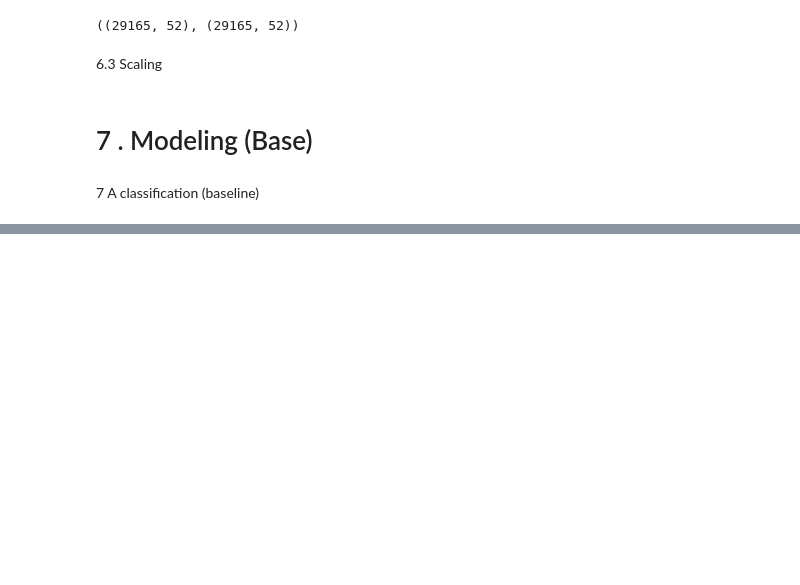
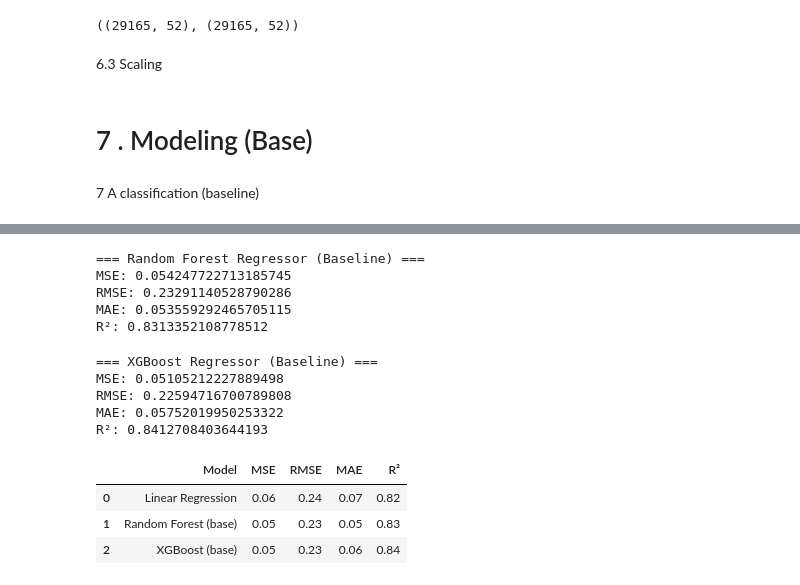
Before and after one commit to Rajabboev/hybrid_credit_risk_ML, a Jupyter notebook: Notebooks/hybrid_ml_credit_risk_16577.ipynb, the cells around one changed output, grey strips where cells are left out. Saved outputs shown, nothing was run; the diff lists cells and outputs as text; code cells hidden in the pictures; blank space fills up the shorter version.

```diff
--- a/Notebooks/hybrid_ml_credit_risk_16577.ipynb
+++ b/Notebooks/hybrid_ml_credit_risk_16577.ipynb
@@ -411,0 +565,22 @@ X_test_r_scaled = scaler_r.transform(X_test_r)
+# %%
+rf_reg_base = RandomForestRegressor(
+    n_estimators=300,
+    max_depth=12,
+    random_state=42,
+    n_jobs=-1
+)
+
+rf_reg_base.fit(X_train_r, y_train_r)
+y_pred_rf_r_base = rf_reg_base.predict(X_test_r)
+
+print("=== Random Forest Regressor (Baseline) ===")
+print("MSE:", mean_squared_error(y_test_r, y_pred_rf_r_base))
+print("RMSE:", np.sqrt(mean_squared_error(y_test_r, y_pred_rf_r_base)))
+print("MAE:", mean_absolute_error(y_test_r, y_pred_rf_r_base))
+print("R²:", r2_score(y_test_r, y_pred_rf_r_base))
+# %% [output]
+=== Random Forest Regressor (Baseline) ===
+MSE: 0.054247722713185745
+RMSE: 0.23291140528790286
+MAE: 0.053559292465705115
+R²: 0.8313352108778512
@@ -411,0 +589,24 @@ X_test_r_scaled = scaler_r.transform(X_test_r)
+# %%
+xgb_reg_base = XGBRegressor(
+    n_estimators=300,
+    learning_rate=0.05,
+    max_depth=5,
+    subsample=0.8,
+    colsample_bytree=0.8,
+    n_jobs=-1
+)
+
+xgb_reg_base.fit(X_train_r, y_train_r)
+y_pred_xgb_r_base = xgb_reg_base.predict(X_test_r)
+
+print("=== XGBoost Regressor (Baseline) ===")
+print("MSE:", mean_squared_error(y_test_r, y_pred_xgb_r_base))
+print("RMSE:", np.sqrt(mean_squared_error(y_test_r, y_pred_xgb_r_base)))
+print("MAE:", mean_absolute_error(y_test_r, y_pred_xgb_r_base))
+print("R²:", r2_score(y_test_r, y_pred_xgb_r_base))
+# %% [output]
+=== XGBoost Regressor (Baseline) ===
+MSE: 0.05105212227889498
+RMSE: 0.22594716700789808
+MAE: 0.05752019950253322
+R²: 0.8412708403644193
@@ -411,0 +615,31 @@ X_test_r_scaled = scaler_r.transform(X_test_r)
+# %%
+results_reg_baseline = pd.DataFrame({
+    "Model": ["Linear Regression", "Random Forest (base)", "XGBoost (base)"],
+    "MSE": [
+        mean_squared_error(y_test_r, y_pred_lin),
+        mean_squared_error(y_test_r, y_pred_rf_r_base),
+        mean_squared_error(y_test_r, y_pred_xgb_r_base)
+    ],
+    "RMSE": [
+        np.sqrt(mean_squared_error(y_test_r, y_pred_lin)),
+        np.sqrt(mean_squared_error(y_test_r, y_pred_rf_r_base)),
+        np.sqrt(mean_squared_error(y_test_r, y_pred_xgb_r_base))
+    ],
+    "MAE": [
+        mean_absolute_error(y_test_r, y_pred_lin),
+        mean_absolute_error(y_test_r, y_pred_rf_r_base),
+        mean_absolute_error(y_test_r, y_pred_xgb_r_base)
+    ],
+    "R²": [
+        r2_score(y_test_r, y_pred_lin),
+        r2_score(y_test_r, y_pred_rf_r_base),
+        r2_score(y_test_r, y_pred_xgb_r_base)
+    ]
+})
+
+results_reg_baseline
+# %% [output]
+|  | Model | MSE | RMSE | MAE | R² |
+| 0 | Linear Regression | 0.06 | 0.24 | 0.07 | 0.82 |
+| 1 | Random Forest (base) | 0.05 | 0.23 | 0.05 | 0.83 |
+| 2 | XGBoost (base) | 0.05 | 0.23 | 0.06 | 0.84 |
```
Also changed, not shown: parts of 14 cells of this notebook.
